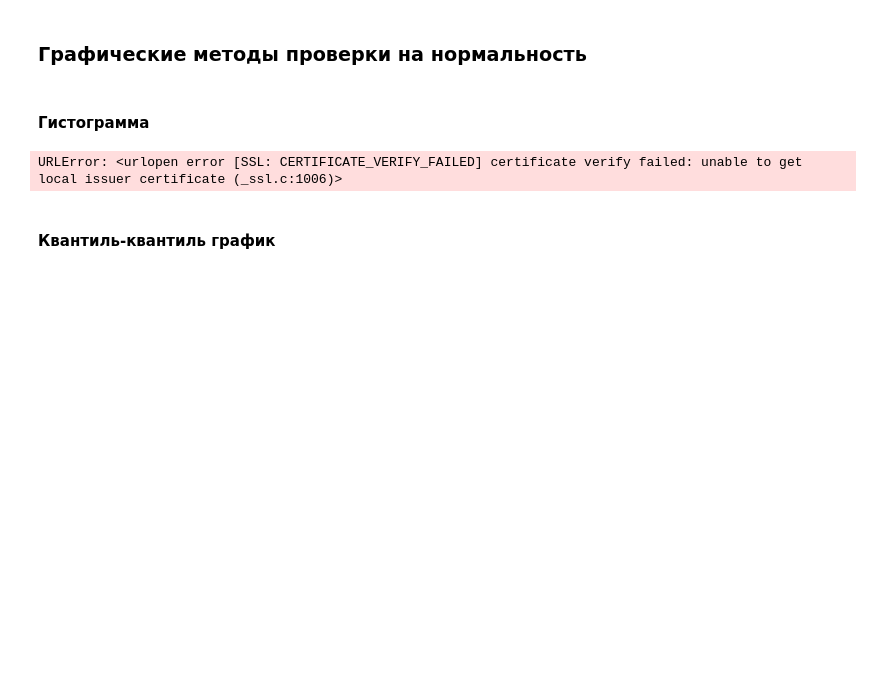
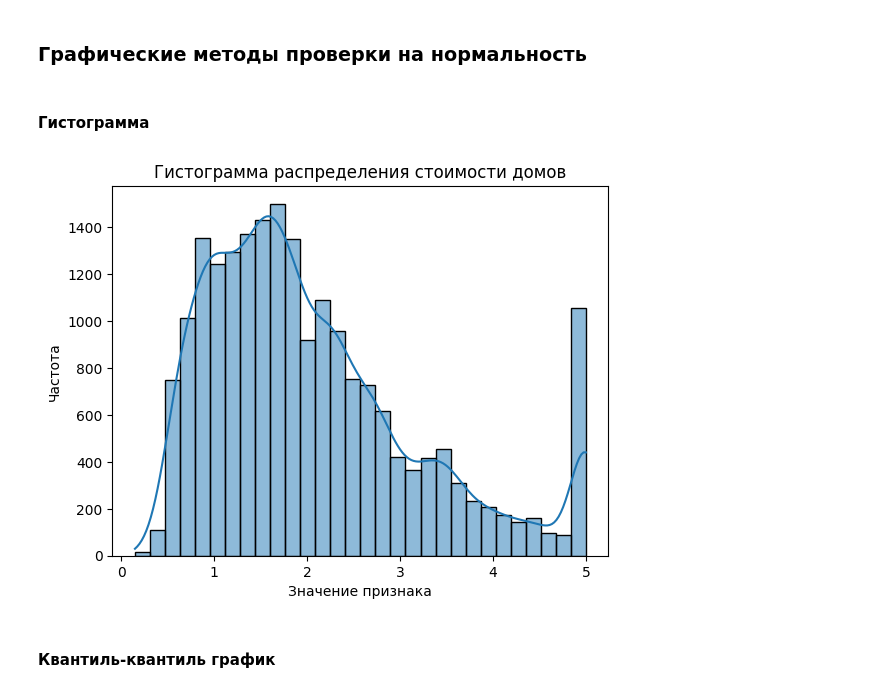
Before and after one commit to ret4ed/Sf_DS_game_1, a Jupyter notebook: Skillfactory/EDA_4_Статистические тесты/Статистические тесты.ipynb, the cells around one changed output. Drawn from its saved outputs; the diff is of its cells as text; code cells hidden in the pictures; blank space fills up the shorter version.

```diff
--- a/Skillfactory/EDA_4_Статистические тесты/Статистические тесты.ipynb
+++ b/Skillfactory/EDA_4_Статистические тесты/Статистические тесты.ipynb
@@ -9,26 +9,28 @@
 # %%
 #Рассмотрим функцию на примере датасета California Housing
 #Построим гистограмму распределения целевого признака - стоимости домов
 
 #Импортируем библиотека
 import pandas as pd
 from sklearn import datasets
 from matplotlib import pyplot as plt
 import seaborn as sns
+import ssl
+ssl._create_default_https_context = ssl._create_unverified_context
 
 #Загружаем данные
 dataset = datasets.fetch_california_housing()
 data = dataset.target
 
 #Задаем параметры гистограммы
 ax = sns.histplot(data, bins=30, kde=True)
 ax.set(xlabel='Значение признака', ylabel='Частота')
 plt.title('Гистограмма распределения стоимости домов')
 
 #Отображаем гистограмму
 plt.show()
 # %% [output]
-URLError: <urlopen error [SSL: CERTIFICATE_VERIFY_FAILED] certificate verify failed: unable to get local issuer certificate (_ssl.c:1006)>
+[figure, added]
 # %% [markdown]
 #### Квантиль-квантиль график
 # %%
```
Also changed, not shown: parts of 26 cells of this notebook.
